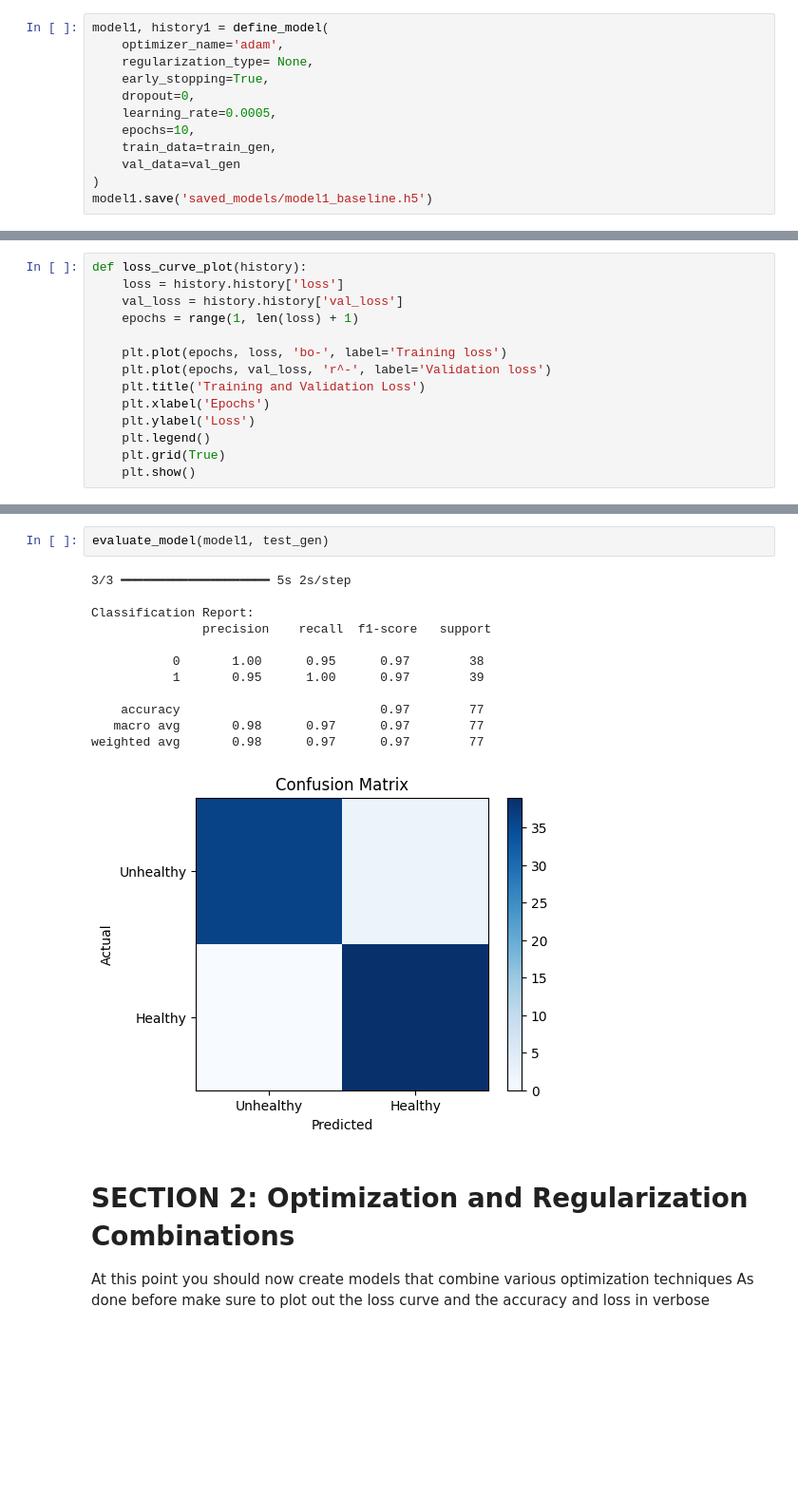
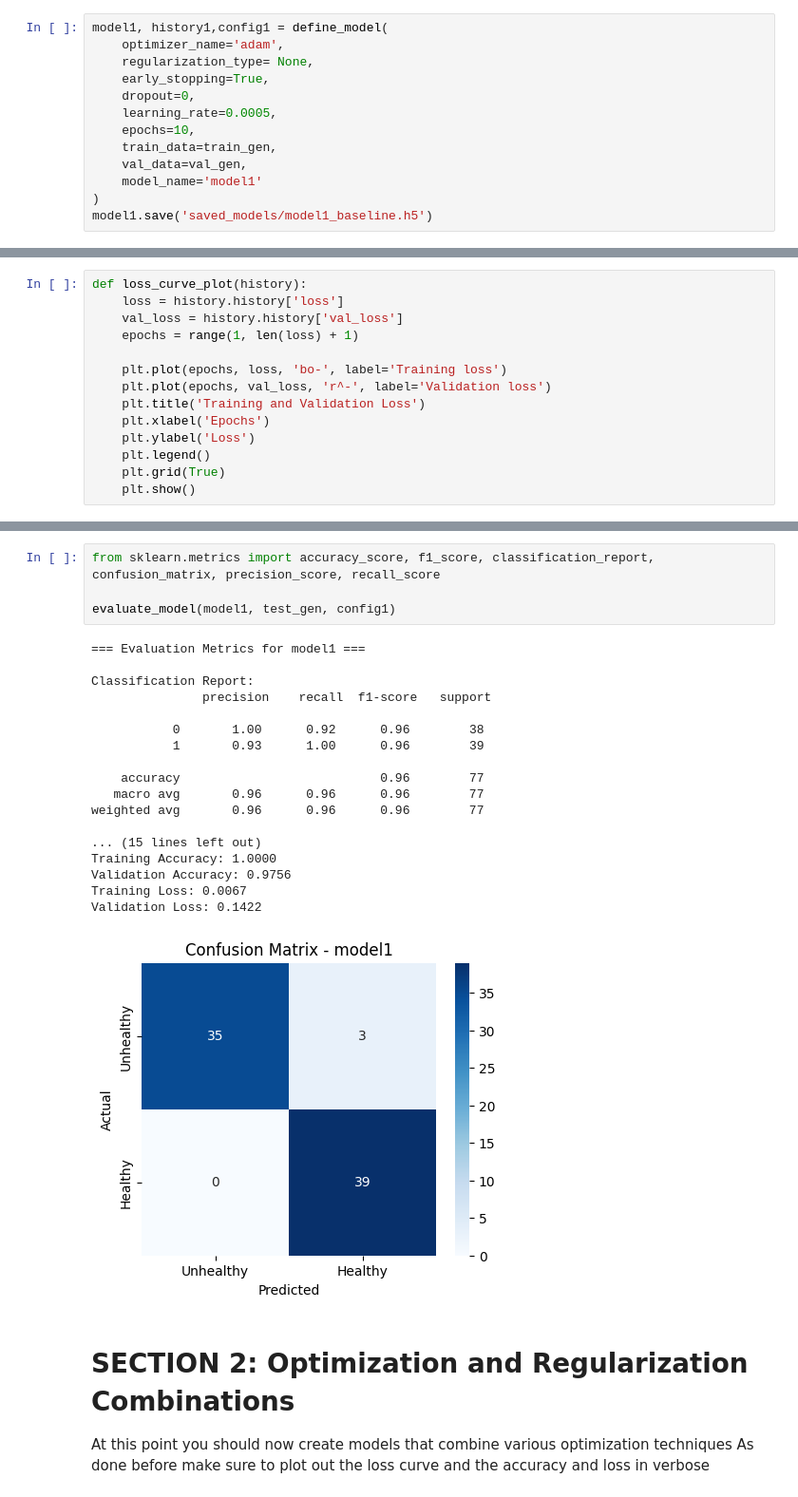
Before and after one commit to Afsaumutoniwase/Farmsmart_model_training_and_evaluation, a Jupyter notebook: Summative_Intro_to_ml_Afsa Umutoniwase_assignment.ipynb, the cells around one changed output, grey strips where cells are left out. Shown at 95% size. Drawn from its saved outputs; the diff is of its cells as text; blank space fills up the shorter version.

```diff
--- a/Summative_Intro_to_ml_Afsa Umutoniwase_assignment.ipynb
+++ b/Summative_Intro_to_ml_Afsa Umutoniwase_assignment.ipynb
@@ -156,5 +177,5 @@ def define_model(optimizer_name='adam',
 # %%
-model1, history1 = define_model(
+model1, history1,config1 = define_model(
     optimizer_name='adam',
     regularization_type= None,
     early_stopping=True,
@@ -162,7 +183,8 @@ model1, history1 = define_model(
     learning_rate=0.0005,
     epochs=10,
     train_data=train_gen,
-    val_data=val_gen
+    val_data=val_gen,
+    model_name='model1'
 )
 model1.save('saved_models/model1_baseline.h5')
 # %% [output]
@@ -227,18 +281,26 @@ loss_curve_plot(history1)
-# %%
-evaluate_model(model1, test_gen)
-# %% [output]
-3/3 ━━━━━━━━━━━━━━━━━━━━ 5s 2s/step
-
-Classification Report:
-               precision    recall  f1-score   support
-
-           0       1.00      0.95      0.97        38
-           1       0.95      1.00      0.97        39
-
-    accuracy                           0.97        77
-   macro avg       0.98      0.97      0.97        77
-weighted avg       0.98      0.97      0.97        77
-[figure, removed]
+# %%
+from sklearn.metrics import accuracy_score, f1_score, classification_report, confusion_matrix, precision_score, recall_score
+
+evaluate_model(model1, test_gen, config1)
+# %% [output]
+=== Evaluation Metrics for model1 ===
+
+Classification Report:
+               precision    recall  f1-score   support
+
+           0       1.00      0.92      0.96        38
+           1       0.93      1.00      0.96        39
+
+    accuracy                           0.96        77
+   macro avg       0.96      0.96      0.96        77
+weighted avg       0.96      0.96      0.96        77
+
+... (15 lines left out)
+Training Accuracy: 1.0000
+Validation Accuracy: 0.9756
+Training Loss: 0.0067
+Validation Loss: 0.1422
+[figure, added]
 # %% [markdown]
 # SECTION 2: Optimization and Regularization Combinations
 At this point you should now create models that combine various optimization techniques
```
Also changed, not shown: parts of 13 cells of this notebook.
